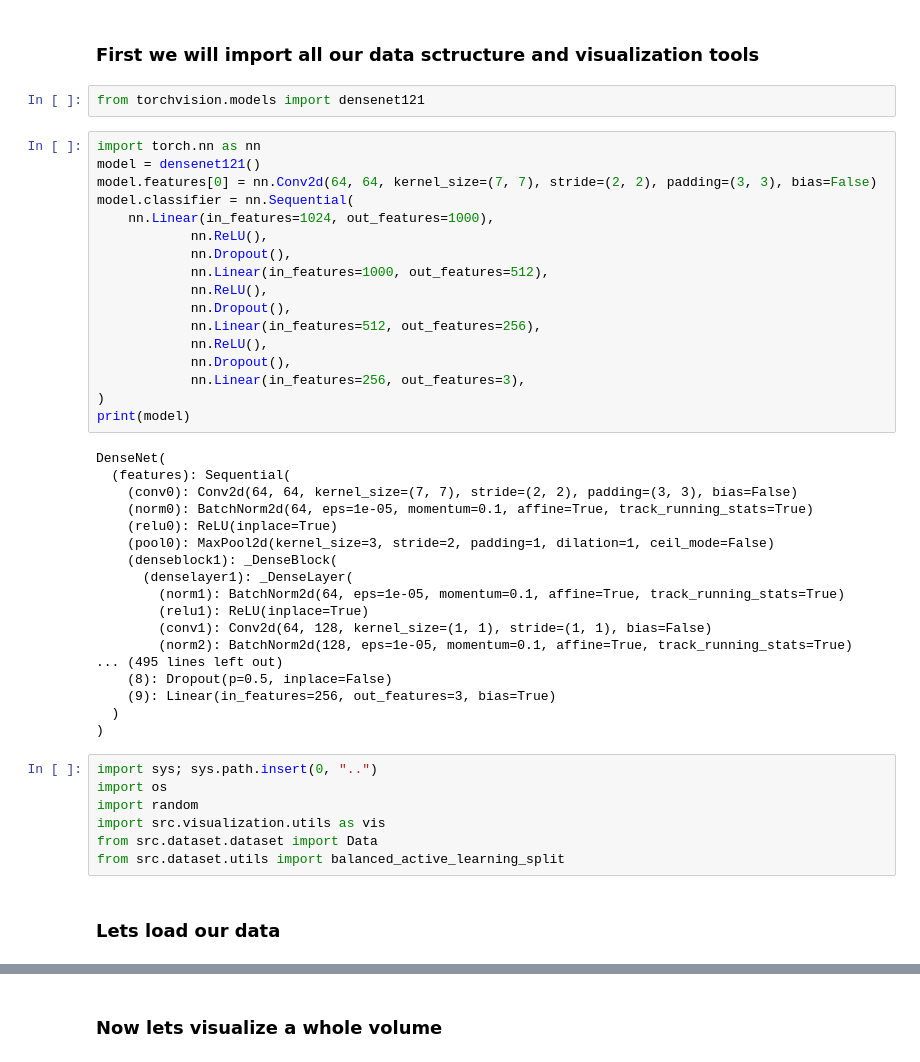
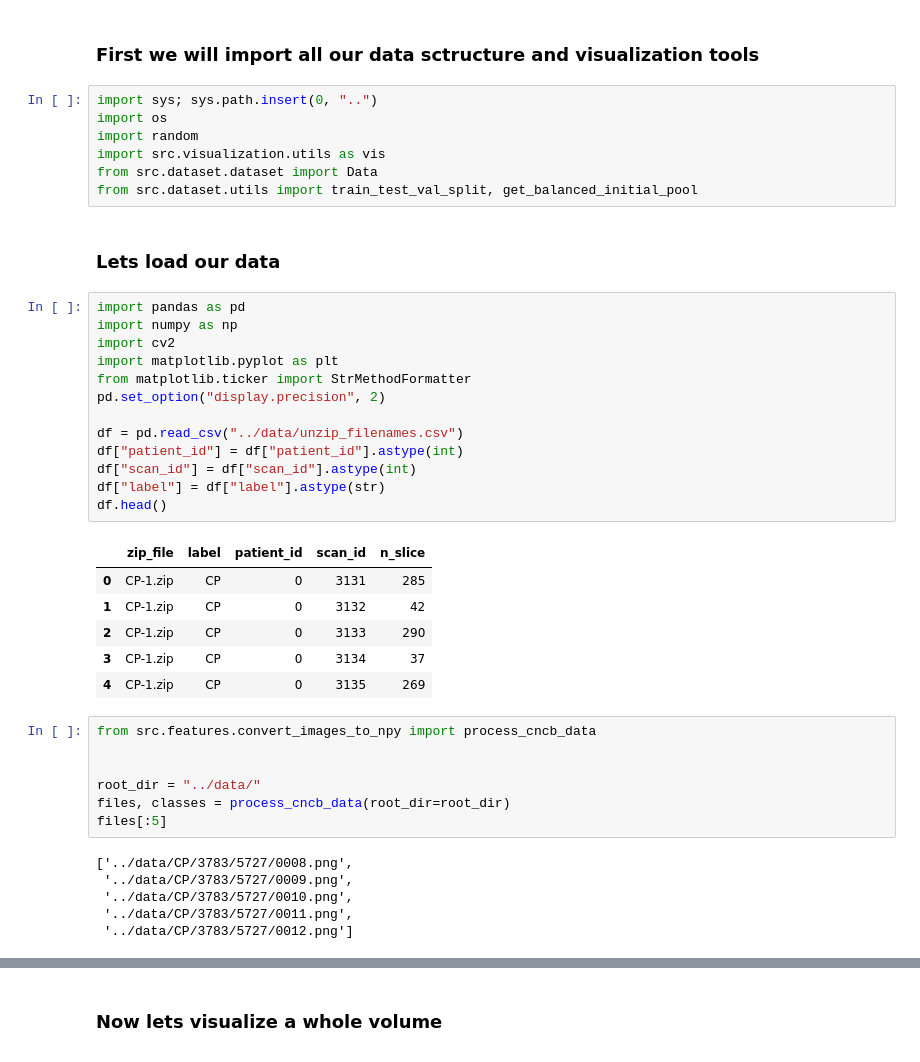
Before and after one commit to BastianSpatz/Deep-Bayesian-Active-Learning-for-Covid-19, a Jupyter notebook: notebooks/visualization.ipynb, the cells around one changed output, grey strips where cells are left out. Drawn from its saved outputs; the diff is of its cells as text.

```diff
--- a/notebooks/visualization.ipynb
+++ b/notebooks/visualization.ipynb
@@ -1,48 +1,44 @@
 # %% [markdown]
 ### First we will import all our data sctructure and visualization tools
-# %%
-from torchvision.models import densenet121
-# %%
-import torch.nn as nn
-model = densenet121()
-model.features[0] = nn.Conv2d(64, 64, kernel_size=(7, 7), stride=(2, 2), padding=(3, 3), bias=False)
-model.classifier = nn.Sequential(
-    nn.Linear(in_features=1024, out_features=1000),
-            nn.ReLU(),
-            nn.Dropout(),
-            nn.Linear(in_features=1000, out_features=512),
-            nn.ReLU(),
-            nn.Dropout(),
-            nn.Linear(in_features=512, out_features=256),
-            nn.ReLU(),
-            nn.Dropout(),
-            nn.Linear(in_features=256, out_features=3),
-)
-print(model)
-# %% [output]
-DenseNet(
-  (features): Sequential(
-    (conv0): Conv2d(64, 64, kernel_size=(7, 7), stride=(2, 2), padding=(3, 3), bias=False)
-    (norm0): BatchNorm2d(64, eps=1e-05, momentum=0.1, affine=True, track_running_stats=True)
-    (relu0): ReLU(inplace=True)
-    (pool0): MaxPool2d(kernel_size=3, stride=2, padding=1, dilation=1, ceil_mode=False)
-    (denseblock1): _DenseBlock(
-      (denselayer1): _DenseLayer(
-        (norm1): BatchNorm2d(64, eps=1e-05, momentum=0.1, affine=True, track_running_stats=True)
-        (relu1): ReLU(inplace=True)
-        (conv1): Conv2d(64, 128, kernel_size=(1, 1), stride=(1, 1), bias=False)
-        (norm2): BatchNorm2d(128, eps=1e-05, momentum=0.1, affine=True, track_running_stats=True)
-... (495 lines left out)
-    (8): Dropout(p=0.5, inplace=False)
-    (9): Linear(in_features=256, out_features=3, bias=True)
-  )
-)
 # %%
 import sys; sys.path.insert(0, "..")
 import os
 import random
 import src.visualization.utils as vis
 from src.dataset.dataset import Data
-from src.dataset.utils import balanced_active_learning_split
+from src.dataset.utils import train_test_val_split, get_balanced_initial_pool
 # %% [markdown]
 ### Lets load our data
+# %%
+import pandas as pd
+import numpy as np
+import cv2
+import matplotlib.pyplot as plt
+from matplotlib.ticker import StrMethodFormatter
+pd.set_option("display.precision", 2)
+
+df = pd.read_csv("../data/unzip_filenames.csv")
+df["patient_id"] = df["patient_id"].astype(int)
+df["scan_id"] = df["scan_id"].astype(int)
+df["label"] = df["label"].astype(str)
+df.head()
+# %% [output]
+|  | zip_file | label | patient_id | scan_id | n_slice |
+| 0 | CP-1.zip | CP | 0 | 3131 | 285 |
+| 1 | CP-1.zip | CP | 0 | 3132 | 42 |
+| 2 | CP-1.zip | CP | 0 | 3133 | 290 |
+| 3 | CP-1.zip | CP | 0 | 3134 | 37 |
+| 4 | CP-1.zip | CP | 0 | 3135 | 269 |
+# %%
+from src.features.convert_images_to_npy import process_cncb_data
+
+
+root_dir = "../data/"
+files, classes = process_cncb_data(root_dir=root_dir)
+files[:5]
+# %% [output]
+['../data/CP/3783/5727/0008.png',
+ '../data/CP/3783/5727/0009.png',
+ '../data/CP/3783/5727/0010.png',
+ '../data/CP/3783/5727/0011.png',
+ '../data/CP/3783/5727/0012.png']
```
Also changed, not shown: parts of 39 cells of this notebook, 26 other files.
